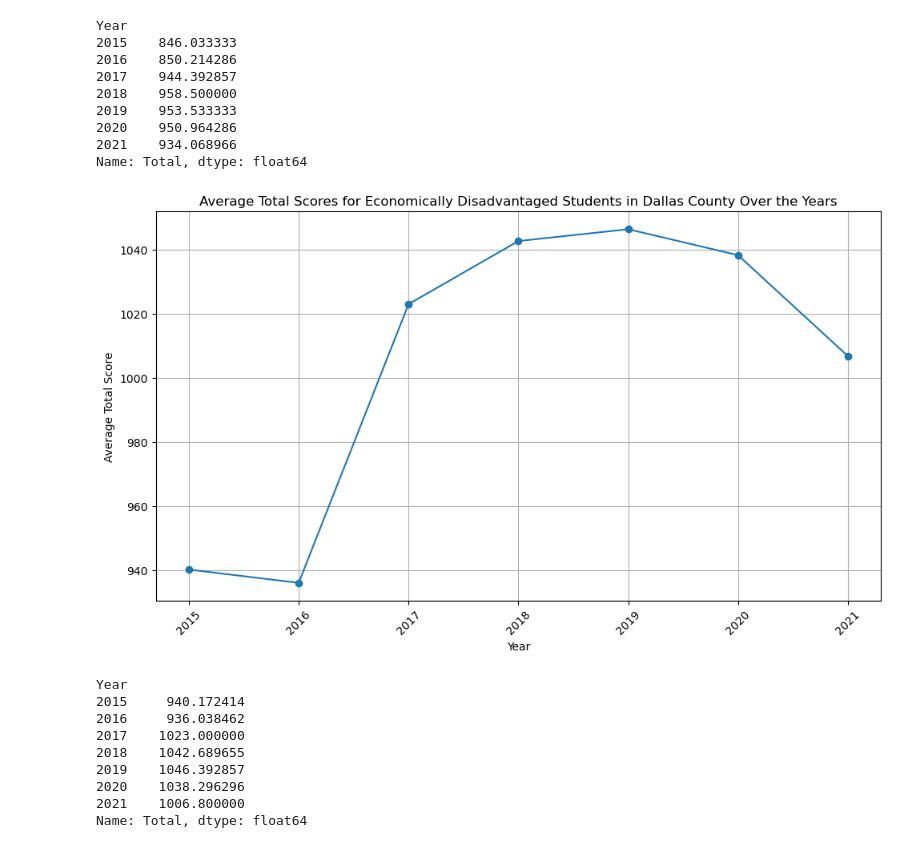
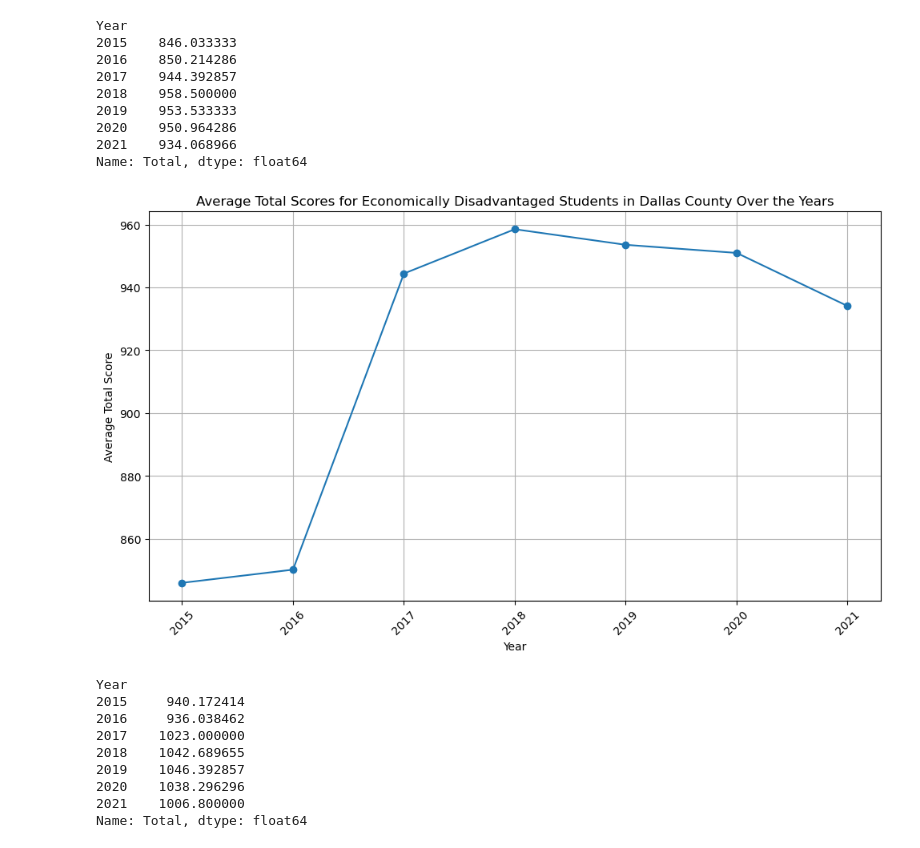
Before and after one commit to BranditoEH/sat_scores_dallas_exploration, a Jupyter notebook: notebooks/eco_vs_no_eco.ipynb, the cells around one changed output. Cells and saved outputs as stored; diff of their text form; code cells hidden in the pictures.

```diff
--- a/notebooks/eco_vs_no_eco.ipynb
+++ b/notebooks/eco_vs_no_eco.ipynb
@@ -7,5 +7,5 @@ eco_df = pd.read_csv("C:/Users/Brandon H/Documents/daimil10/cap_stone/sfunding_s
 # %%
 eco_disadvantaged_df = eco_df[eco_df['Group'] == 'Economically Disadvantaged']
 # %%
-avg_total_by_year = eco_disadvantaged_df.groupby('Year')['Total'].mean()
+eco_disadvantaged_avg_total_by_year = eco_disadvantaged_df.groupby('Year')['Total'].mean()
 # %%
@@ -23,16 +23,16 @@ Name: Total, dtype: float64
 # %%
 
 plt.figure(figsize=(10, 6))
-plt.plot(avg_total_by_year.index, avg_total_by_year.values, marker='o')
+plt.plot(eco_disadvantaged_avg_total_by_year.index, eco_disadvantaged_avg_total_by_year.values, marker='o')
 plt.title('Average Total Scores for Economically Disadvantaged Students in Dallas County Over the Years')
 plt.xlabel('Year')
 plt.ylabel('Average Total Score')
 plt.grid(True)
 plt.xticks(rotation=45)
 plt.tight_layout()
 plt.show()
 # %% [output]
-[figure, old version]
+[figure, new version]
 # %%
 not_eco_disadvantage_df = eco_df[eco_df['Group'] == 'Not Economically Disadvantaged']
 # %%
```
Also changed, not shown: parts of 1 cell of this notebook, 1 other file.
